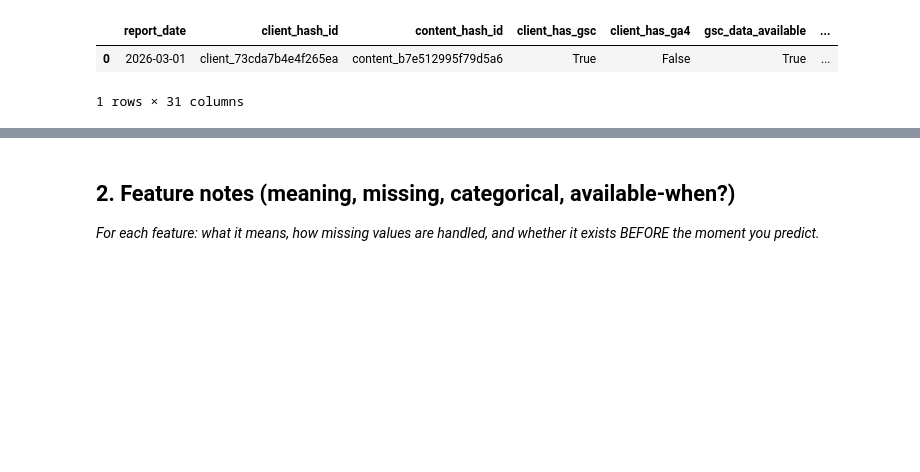
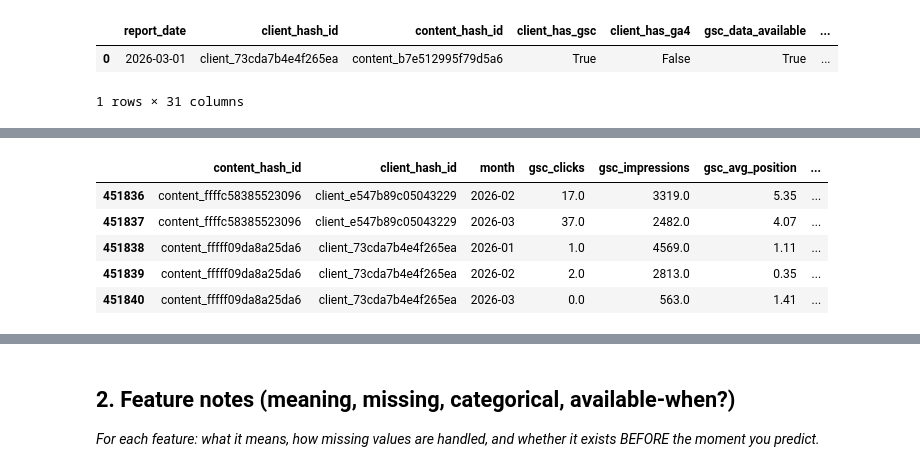
Before and after one commit to MuhammadOkasha004/flyrank-ml-internship-work, a Jupyter notebook: work/notebooks/w03_feature_leakage_check.ipynb, the cells around one changed output, grey strips where cells are left out. Saved outputs shown, nothing was run; the diff lists cells and outputs as text; code cells hidden in the pictures; blank space fills up the shorter version.

```diff
--- a/work/notebooks/w03_feature_leakage_check.ipynb
+++ b/work/notebooks/w03_feature_leakage_check.ipynb
@@ -96,0 +152,9 @@ SINGLE ROW DATA SAMPLE:
+# %%
+display(df_page_month.tail())
+# %% [output]
+|  | content_hash_id | client_hash_id | month | gsc_clicks | gsc_impressions | gsc_avg_position | ... |
+| 451836 | content_ffffc58385523096 | client_e547b89c05043229 | 2026-02 | 17.0 | 3319.0 | 5.35 | ... |
+| 451837 | content_ffffc58385523096 | client_e547b89c05043229 | 2026-03 | 37.0 | 2482.0 | 4.07 | ... |
+| 451838 | content_fffff09da8a25da6 | client_73cda7b4e4f265ea | 2026-01 | 1.0 | 4569.0 | 1.11 | ... |
+| 451839 | content_fffff09da8a25da6 | client_73cda7b4e4f265ea | 2026-02 | 2.0 | 2813.0 | 0.35 | ... |
+| 451840 | content_fffff09da8a25da6 | client_73cda7b4e4f265ea | 2026-03 | 0.0 | 563.0 | 1.41 | ... |
```
Also changed, not shown: parts of 10 cells of this notebook.
